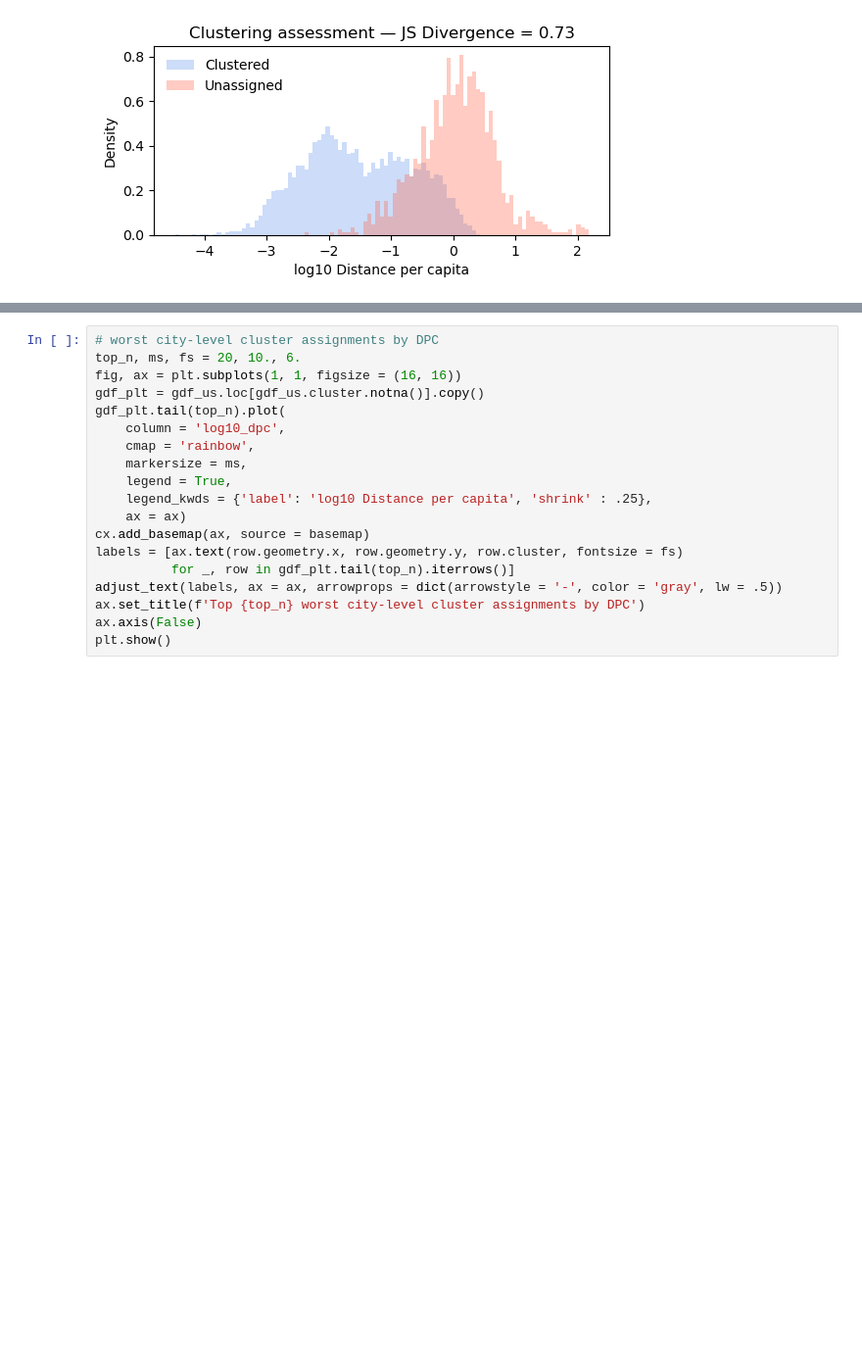
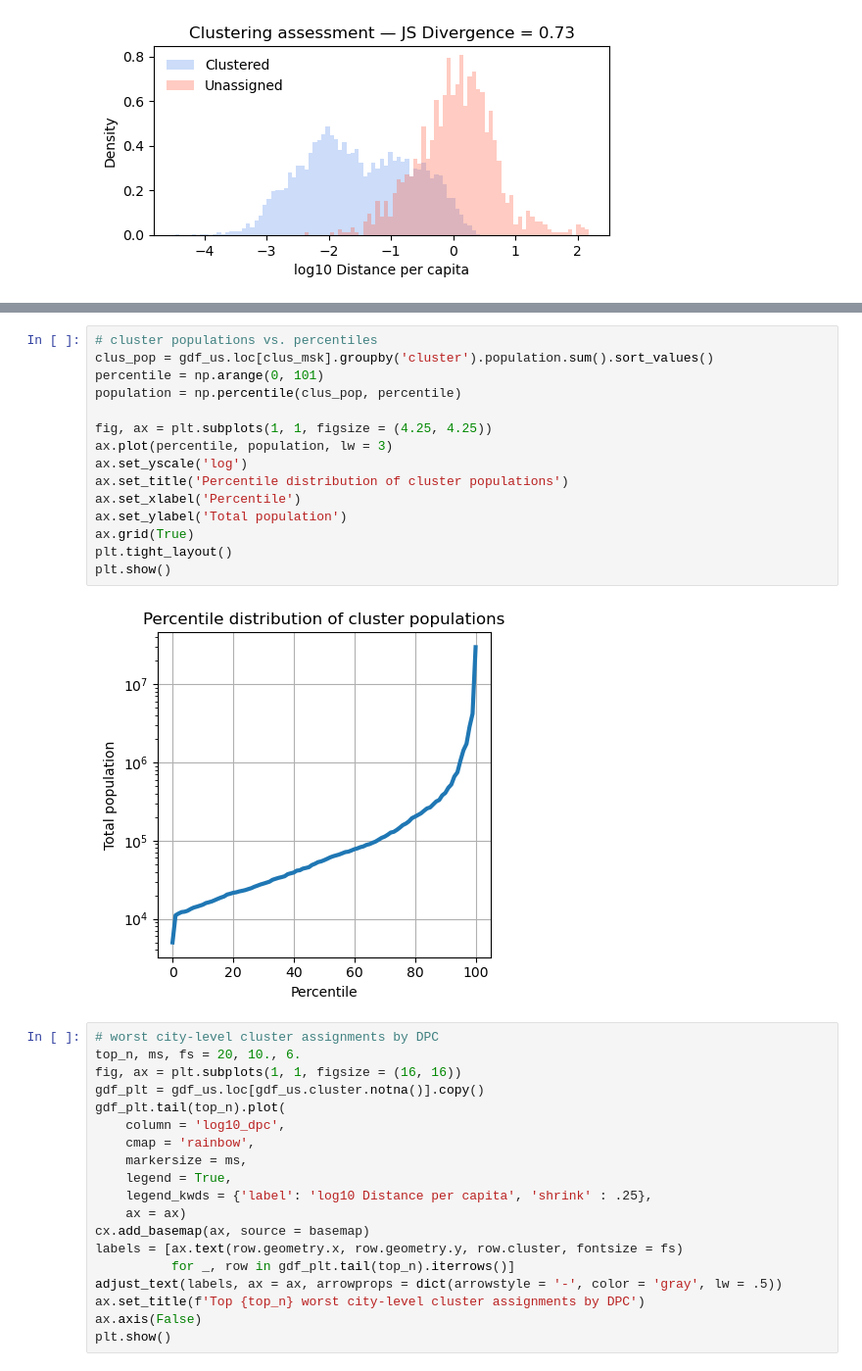
Before and after one commit to calebclayreagor/revelio-assignment, a Jupyter notebook: notebooks/evaluation/density_clusters_us_only.ipynb, the cells around one changed output, grey strips where cells are left out. Shown at 98% size. Drawn from its saved outputs; the diff is of its cells as text; blank space fills up the shorter version.

```diff
--- a/notebooks/evaluation/density_clusters_us_only.ipynb
+++ b/notebooks/evaluation/density_clusters_us_only.ipynb
@@ -60,3 +98,20 @@ plt.show()
+# %%
+# cluster populations vs. percentiles
+clus_pop = gdf_us.loc[clus_msk].groupby('cluster').population.sum().sort_values()
+percentile = np.arange(0, 101)
+population = np.percentile(clus_pop, percentile)
+
+fig, ax = plt.subplots(1, 1, figsize = (4.25, 4.25))
+ax.plot(percentile, population, lw = 3)
+ax.set_yscale('log')
+ax.set_title('Percentile distribution of cluster populations')
+ax.set_xlabel('Percentile')
+ax.set_ylabel('Total population')
+ax.grid(True)
+plt.tight_layout()
+plt.show()
+# %% [output]
+[figure, added]
 # %%
 # worst city-level cluster assignments by DPC
 top_n, ms, fs = 20, 10., 6.
```
Also changed, not shown: parts of 3 cells of this notebook, 2 other files.
